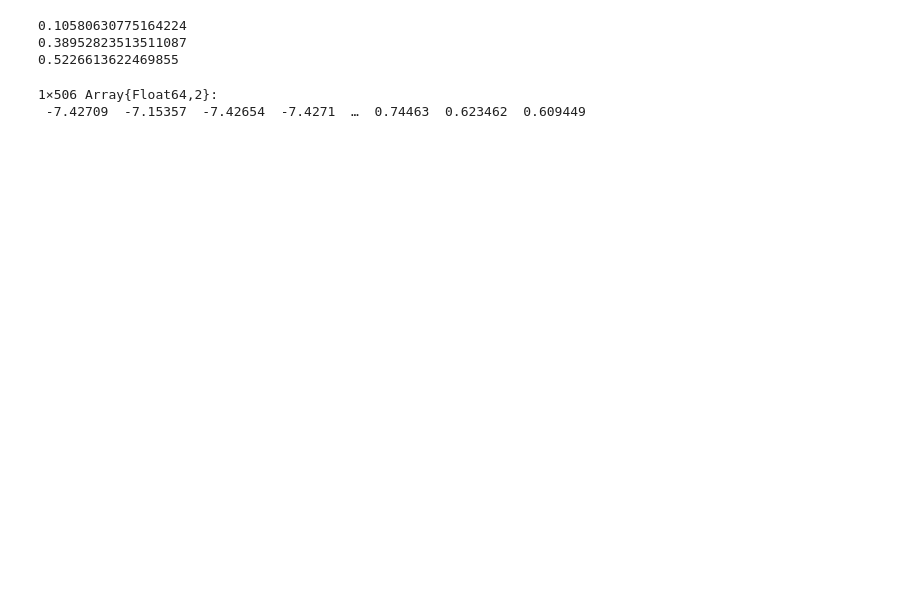
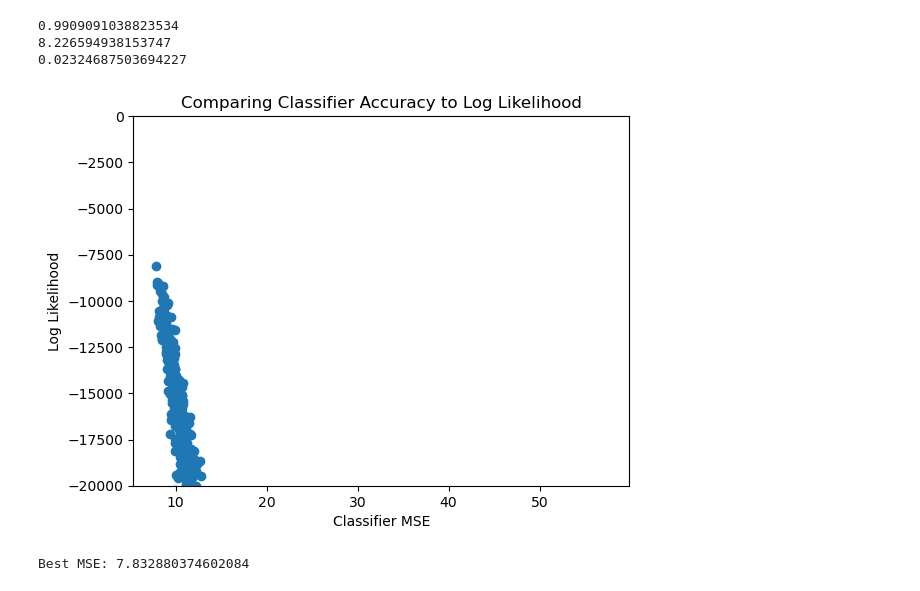
Before and after one commit to jberezow/RJMCMC, a Jupyter notebook: Thesis-RegressionBH.ipynb, the cells around one changed output. Drawn from its saved outputs; the diff is of its cells as text; code cells hidden in the pictures; blank space fills up the shorter version.

```diff
--- a/Thesis-RegressionBH.ipynb
+++ b/Thesis-RegressionBH.ipynb
@@ -62,7 +60,7 @@ l_real = 1
 # %%
 #Bayesian Neural Net
 function G(x, trace)
-    activation = tanh
+    activation = sigmoid
     layers = trace[:l]
     ks = [trace[(:k,i)] for i=1:layers]
     for i=1:layers
@@ -105,9 +103,9 @@ end;
     ######################################
 
     #Standard Deviations
-    τ₁ ~ gamma(100,0.001) #Hidden weights and biases
-    τ₂ ~ gamma(100*k[1],0.001) #Output weights and biases
-    τᵧ ~ gamma(100, 0.02)
+    τ₁ ~ gamma(100,0.01) #(100,0.01) Hidden weights and biases
+    τ₂ ~ gamma(100*k[1],0.01) #(100*k,0.01) Output weights and biases
+    τᵧ ~ gamma(100, 0.5) #(100,0.5)
     σ₁ = 1/τ₁
     σ₂ = 1/τ₂
     σᵧ = 1/τᵧ
@@ -155,36 +153,55 @@ end;
             Sb = Diagonal([1 for i=1:length(ub)])
             μb[i] = @trace(mvnormal(ub,Sb), (:μb,i))
             Σ2 = Diagonal([σ₂ for i=1:length(μb[i])])
             b[i] = @trace(mvnormal(μb[i],Σ2), (:b,i))
             obs[(:b,i)] = b[i]
         end
     end
 
     #Return Network Scores for X
-    scores = G(x,obs)
+    scores = transpose(G(x,obs))[:,1]
     #scores = Flux.tanh.(scores)
 
     #Regression Likelihood
     y = @trace(mvnormal(vec(scores), Diagonal([σᵧ for i=1:length(x[1,:])])), (:y))
 
     return scores
 
 end;
 
 #Register Observed Data - Bernoulli
 obs_master = choicemap()::ChoiceMap
 obs_master[:y] = y
 obs = obs_master;
 
 (best_trace,) = generate(interpolator, (x,), obs)
 println(best_trace[:τ₁])
 println(best_trace[:τ₂])
 println(1 / best_trace[:τᵧ])
 
 test_scores = interpolator(x)
+test2 = StatsBase.reconstruct(dy, test_scores)
+mse_scaled(test_scores, y)
+
+#----------------
+#Test Likelihood
+#----------------
+best_trace, scores, mses = likelihood_regression(1000)
+PyPlot.scatter(mses, scores)
+plt.title("Comparing Classifier Accuracy to Log Likelihood")
+plt.xlabel("Classifier MSE")
+plt.ylabel("Log Likelihood")
+plt.ylim(-20000,1)
+#plt.xlim(0,2000)
+#plt.legend()
+
+pred_y = G(x,best_trace)
+pred_y = transpose(pred_y)[:,1]
+best_mse = mse_scaled(pred_y, y)
+println("Best MSE: $best_mse")
 # %% [output]
-0.10580630775164224
-0.38952823513511087
-0.5226613622469855
+0.9909091038823534
+8.226594938153747
+0.02324687503694227
+[figure, added]
-1×506 Array{Float64,2}:
- -7.42709  -7.15357  -7.42654  -7.4271  …  0.74463  0.623462  0.609449
+Best MSE: 7.832880374602084
```
Also changed, not shown: parts of 14 cells of this notebook, 2 other files.
